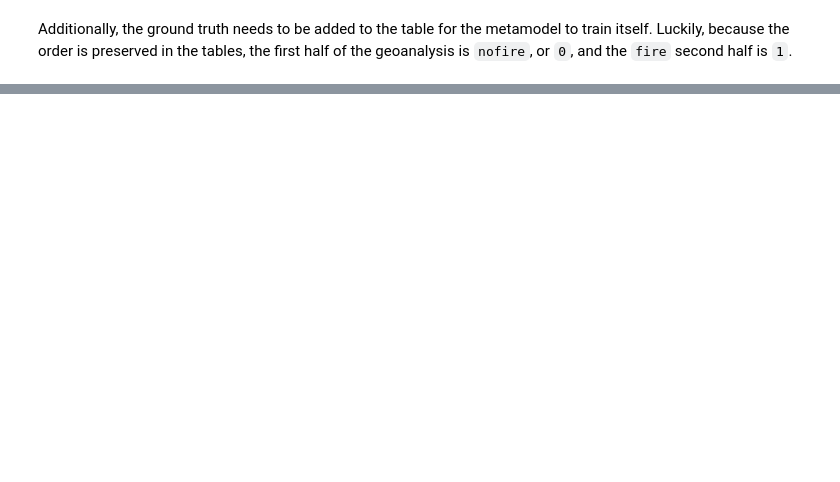
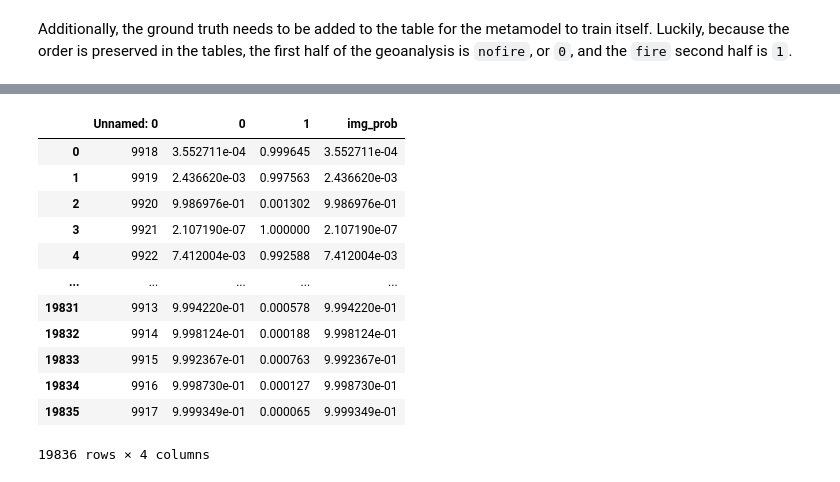
Before and after one commit to sralter/classifire, a Jupyter notebook: 01_capstone_notebooks/alter_samuel_capstone_metamodel.ipynb, the cells around one changed output, grey strips where cells are left out. Cells and saved outputs as stored; diff of their text form; code cells hidden in the pictures; blank space fills up the shorter version.

```diff
--- a/01_capstone_notebooks/alter_samuel_capstone_metamodel.ipynb
+++ b/01_capstone_notebooks/alter_samuel_capstone_metamodel.ipynb
@@ -117,0 +161,22 @@ Additionally, the ground truth needs to be added to the table for the metamodel
+# %%
+# concatenate and drop the complementary column
+img_prob_corrected=pd.concat([img_prob_0,img_prob_1])
+# img_prob_corrected=img_prob_corrected['0']
+# img_prob_corrected=img_prob_corrected.reset_index
+img_prob_corrected['img_prob']=img_prob_corrected['0']
+img_prob_corrected=img_prob_corrected.reset_index(drop=True)
+img_prob_corrected
+# %% [output]
+|  | Unnamed: 0 | 0 | 1 | img_prob |
+| 0 | 9918 | 3.552711e-04 | 0.999645 | 3.552711e-04 |
+| 1 | 9919 | 2.436620e-03 | 0.997563 | 2.436620e-03 |
+| 2 | 9920 | 9.986976e-01 | 0.001302 | 9.986976e-01 |
+| 3 | 9921 | 2.107190e-07 | 1.000000 | 2.107190e-07 |
+| 4 | 9922 | 7.412004e-03 | 0.992588 | 7.412004e-03 |
+| ... | ... | ... | ... | ... |
+| 19831 | 9913 | 9.994220e-01 | 0.000578 | 9.994220e-01 |
+| 19832 | 9914 | 9.998124e-01 | 0.000188 | 9.998124e-01 |
+| 19833 | 9915 | 9.992367e-01 | 0.000763 | 9.992367e-01 |
+| 19834 | 9916 | 9.998730e-01 | 0.000127 | 9.998730e-01 |
+| 19835 | 9917 | 9.999349e-01 | 0.000065 | 9.999349e-01 |
+19836 rows × 4 columns
```
Also changed, not shown: parts of 19 cells of this notebook, 2 other files.
